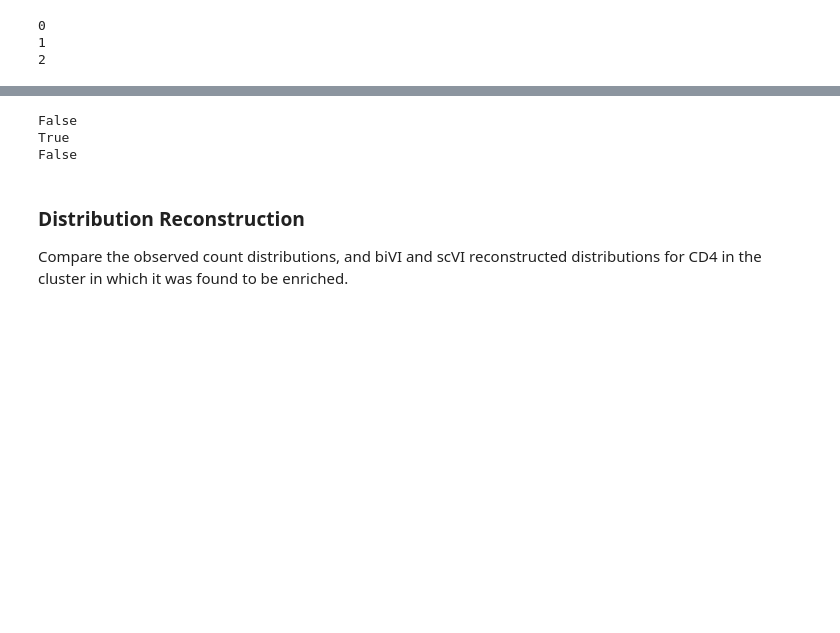
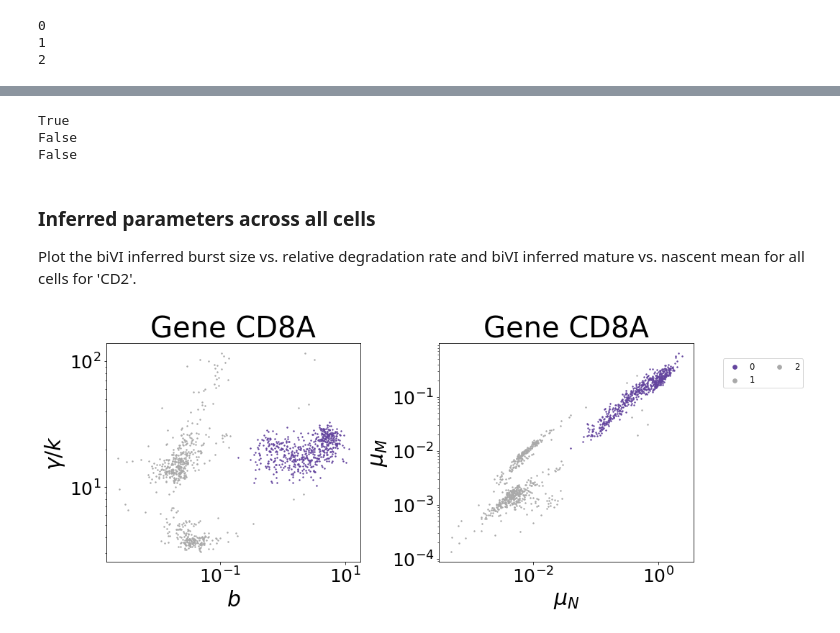
Before and after one commit to pachterlab/CGCCP_2023, a Jupyter notebook: Code/Notebooks/Demo.ipynb, the cells around one changed output, grey strips where cells are left out. Saved outputs shown, nothing was run; the diff lists cells and outputs as text; code cells hidden in the pictures; blank space fills up the shorter version.

```diff
--- a/Code/Notebooks/Demo.ipynb
+++ b/Code/Notebooks/Demo.ipynb
@@ -622,6 +622,7 @@ X = np.array(results_dict['biVI_Bursty-10']['X_10'])
 kmeans = KMeans(n_clusters=3, random_state=0).fit(X)
 
 adata.obs['Kmeans_biVI'] = kmeans.labels_
+cell_types = kmeans.labels_
 # %% [markdown]
 Perform two sided t-test.
 # %%
@@ -737,7 +738,7 @@ def perform_ttest(adata,genes,results_dict,cluster_label,setup = 'Bursty-10-NAS_
         return(b_dict,gamma_dict,mu1_dict,mu2_dict)
 # %%
 #two sided test
-genes = adata.var['gene_name'].tolist()[:2000] # only need to do once for each gene
+genes = np.array(adata.var['gene_name'].tolist()[:2000]) # only need to do once for each gene
 b_df_biVI,gamma_df_biVI,mu1_df_biVI,mu2_df_biVI = perform_ttest(adata,genes,results_dict,cluster_label='Kmeans_biVI',
                    setup = 'biVI_Bursty-10',alternative = ['two-sided'],
                                                    return_dataframe = True)
@@ -766,14 +770,14 @@ for ct in clusters:
     sig_dict[ct]['b_genes'] = b_genes
     sig_dict[ct]['gamma_genes'] = gamma_genes
 # %%
-print('CD2' in sig_dict['0']['b_genes'])
-print('CD2' in sig_dict['1']['b_genes'])
-print('CD2' in sig_dict['2']['b_genes'])
+print('CD8A' in sig_dict['0']['b_genes'])
+print('CD8A' in sig_dict['1']['b_genes'])
+print('CD8A' in sig_dict['2']['b_genes'])
 # %% [output]
-False
 True
 False
+False
-# %% [markdown]
-### Distribution Reconstruction
-
-Compare the observed count distributions, and biVI and scVI reconstructed distributions for CD4 in the cluster in which it was found to be enriched.
+# %% [markdown]
+### Inferred parameters across all cells
+
+Plot the biVI inferred burst size vs. relative degradation rate and biVI inferred mature vs. nascent mean for all cells for 'CD2'.
@@ -779,0 +881,4 @@ Compare the observed count distributions, and biVI and scVI reconstructed distri
+# %%
+plot_parameters(gene_name = 'CD8A', chosen_cell_type=0, color_code='bw', cmap = 'Purples', save=False)
+# %% [output]
+[figure, added]
```
Also changed, not shown: parts of 2 cells of this notebook.
